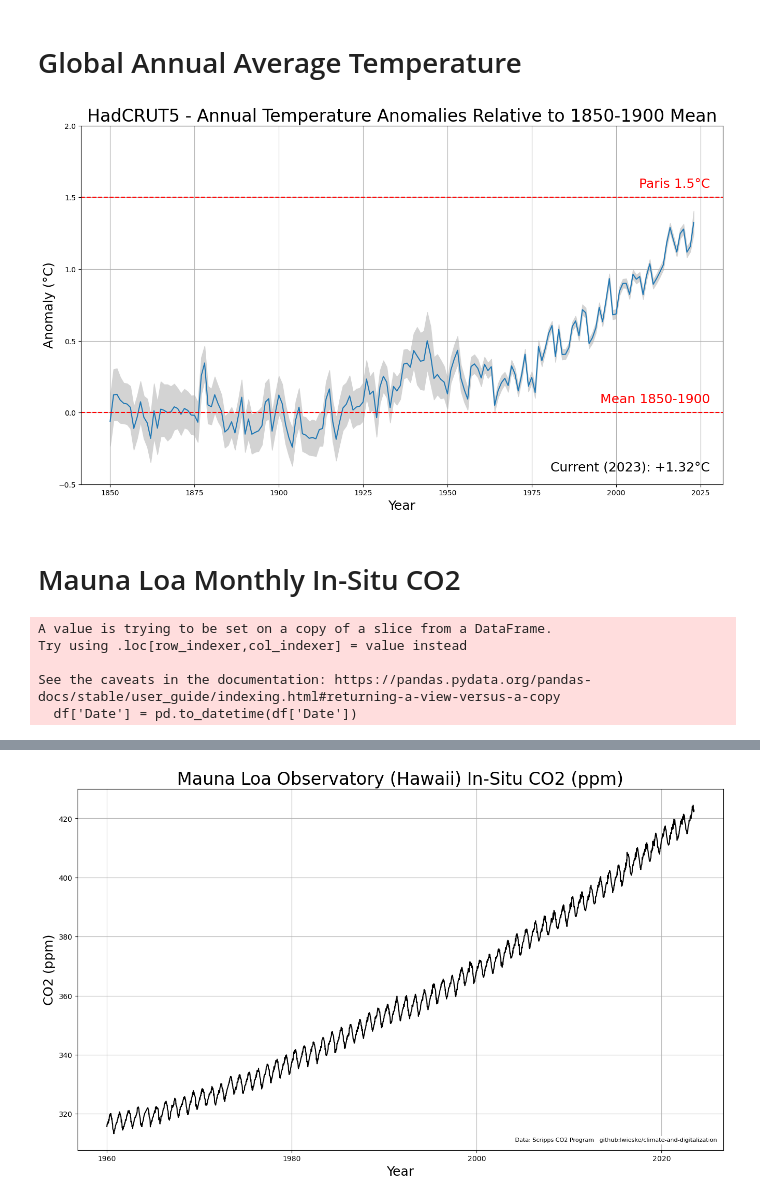
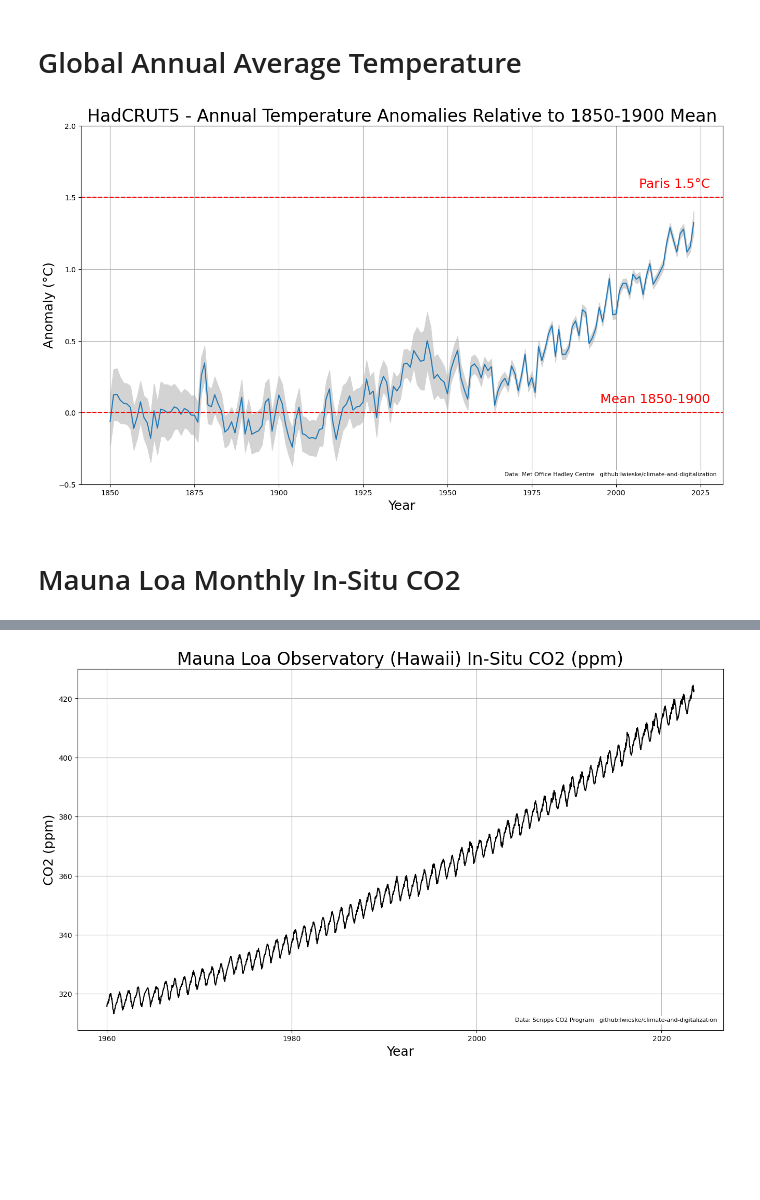
Before and after one commit to lwieske/climate-and-digitalization, a Jupyter notebook: README.ipynb, the cells around one changed output, grey strips where cells are left out. Drawn from its saved outputs; the diff is of its cells as text; code cells hidden in the pictures; blank space fills up the shorter version.

```diff
--- a/README.ipynb
+++ b/README.ipynb
@@ -99,49 +100,38 @@ plt.fill_between(df['time'].values, df['lower'].values, df['upper'].values, colo
 
 plt.axhline(y = 1.5, color = 'r', linestyle = 'dashed')
 
 plt.axhline(y = 0.0, color = 'r', linestyle = 'dashed')
 
 plt.xlabel('Year', size = 18)
 plt.ylabel('Anomaly (°C)', size = 18)
-
-plt.title('HadCRUT5 - Annual Temperature Anomalies Relative to 1850-1900 Mean', size = 24)
 
 plt.annotate(
     "Paris 1.5°C",
     xy=(0.98, 0.82),
     xycoords="axes fraction",
     fontsize=18,
     color='red',
     horizontalalignment="right",
     verticalalignment="bottom",
 )
 
 plt.annotate(
     "Mean 1850-1900",
     xy=(0.98, 0.22),
     xycoords="axes fraction",
     fontsize=18,
     color='red',
     horizontalalignment="right",
     verticalalignment="bottom",
 )
 
-plt.annotate(
-    "Current ({0}): {1:+.2f}°C".format(current_year, current_anomaly),
-    xy=(0.98, 0.03),
-    xycoords="axes fraction",
-    fontsize=18,
-    horizontalalignment="right",
-    verticalalignment="bottom",
+finalize_plot(plt,
+    'HadCRUT5 - Annual Temperature Anomalies Relative to 1850-1900 Mean',
+    'Data: Met Office Hadley Centre   github:lwieske/climate-and-digitalization',
+    'hadcrut5_annual_temperature_anomalies_relative_mean',
 )
-
-plt.grid()
-
-plt.savefig('images/global_annual_average_temperature.png')
-
-plt.show()
 # %% [output]
-[figure, old version]
+[figure, new version]
 # %% [markdown]
 # Mauna Loa Monthly In-Situ CO2
 # %%
@@ -153,14 +143,8 @@ maunaloa = pd.read_csv('data/weekly_in_situ_co2_mlo.csv',
 # %%
 df = maunaloa
 
-df = df.loc['1960-01-01' <= df['Date']]
-
-df['Date'] = pd.to_datetime(df['Date'])
+df = df['1960-01-01' <= df['Date']]
 
 df = df.set_index('Date')
+
+df.index = pd.to_datetime(df.index)
-# %% [output]
-A value is trying to be set on a copy of a slice from a DataFrame.
-Try using .loc[row_indexer,col_indexer] = value instead
-
-See the caveats in the documentation: https://pandas.pydata.org/pandas-docs/stable/user_guide/indexing.html#returning-a-view-versus-a-copy
-  df['Date'] = pd.to_datetime(df['Date'])
```
Also changed, not shown: parts of 23 cells of this notebook, 49 other files.
